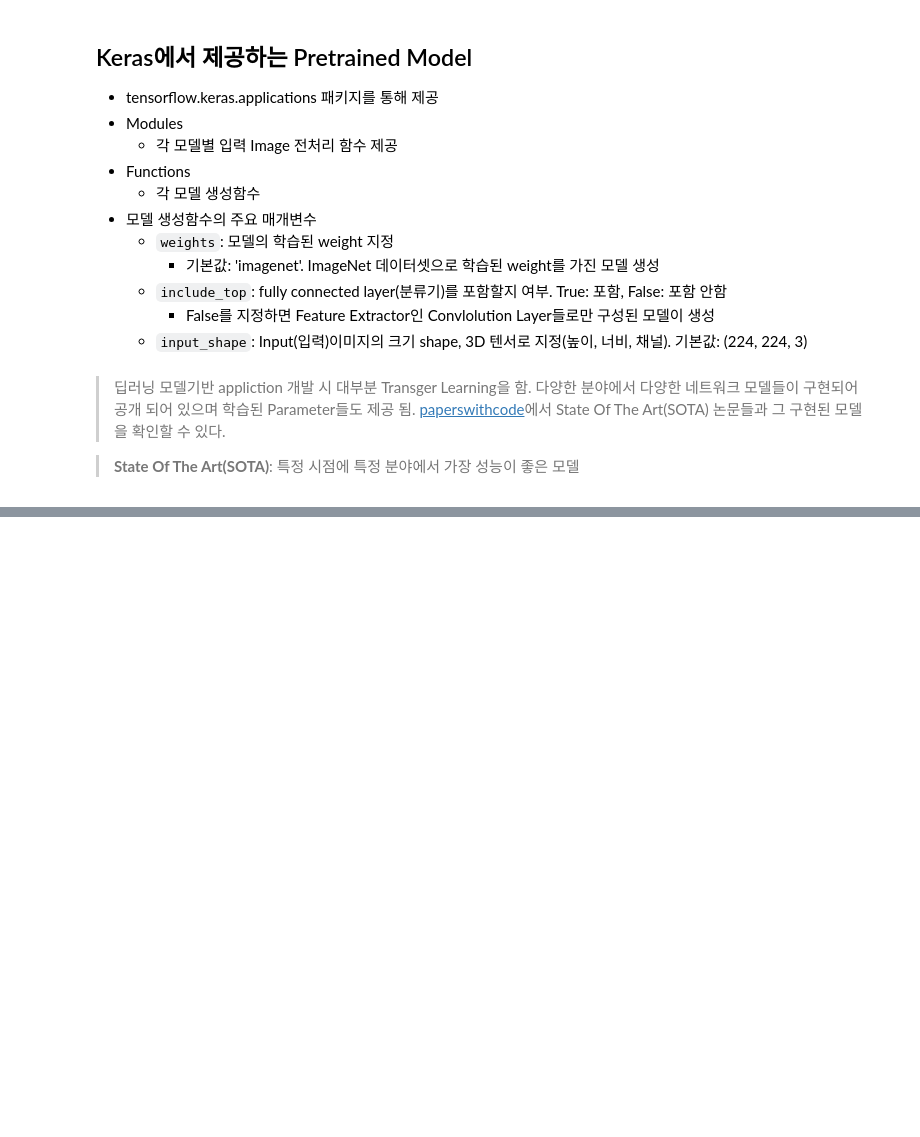
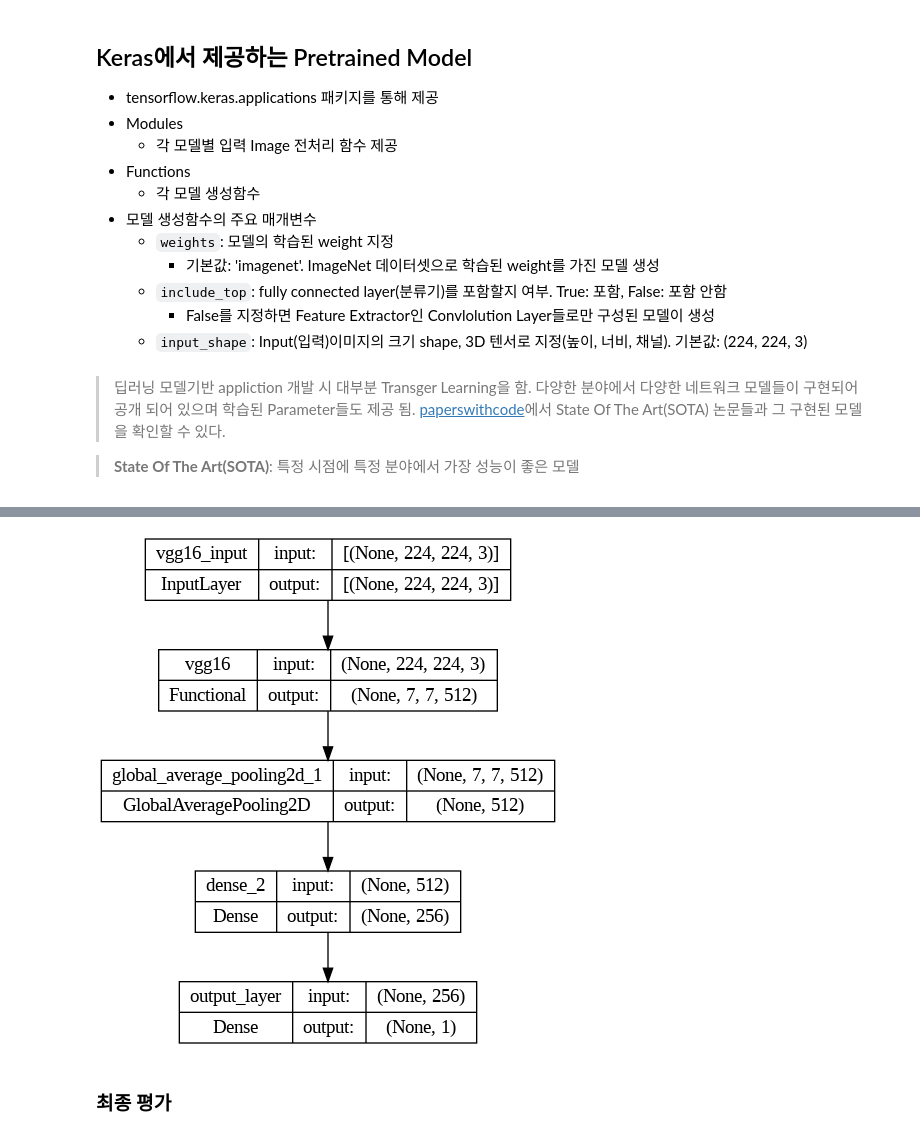
Before and after one commit to 1ee1hee/Deep_Learning, a Jupyter notebook: GAP_Tranfer_Learning.ipynb, the cells around one changed output, grey strips where cells are left out. Cells and saved outputs as stored; diff of their text form; code cells hidden in the pictures; blank space fills up the shorter version.

```diff
--- a/GAP_Tranfer_Learning.ipynb
+++ b/GAP_Tranfer_Learning.ipynb
@@ -36,0 +776,5 @@
+# %%
+# 저장모델 조회
+
+model_path = '/content/drive/MyDrive/github/saved_model/cat_dog_fine_tuning'
+saved_model = models.load_model(model_path)
@@ -36,0 +802,6 @@
+# %%
+keras.utils.plot_model(saved_model, show_shapes = True)
+# %% [output]
+[figure, added]
+# %% [markdown]
+### 최종 평가
```
Also changed, not shown: parts of 92 cells of this notebook.
